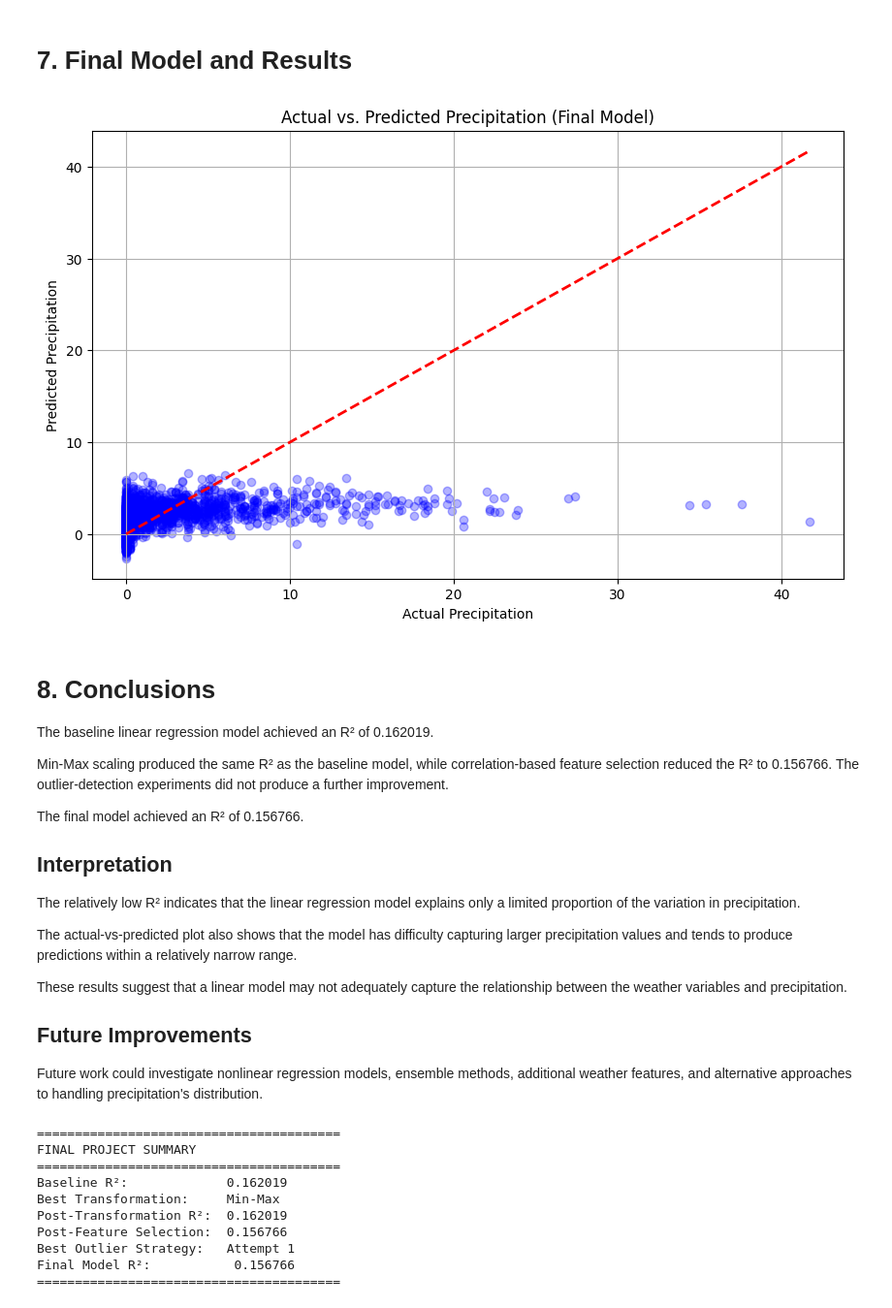
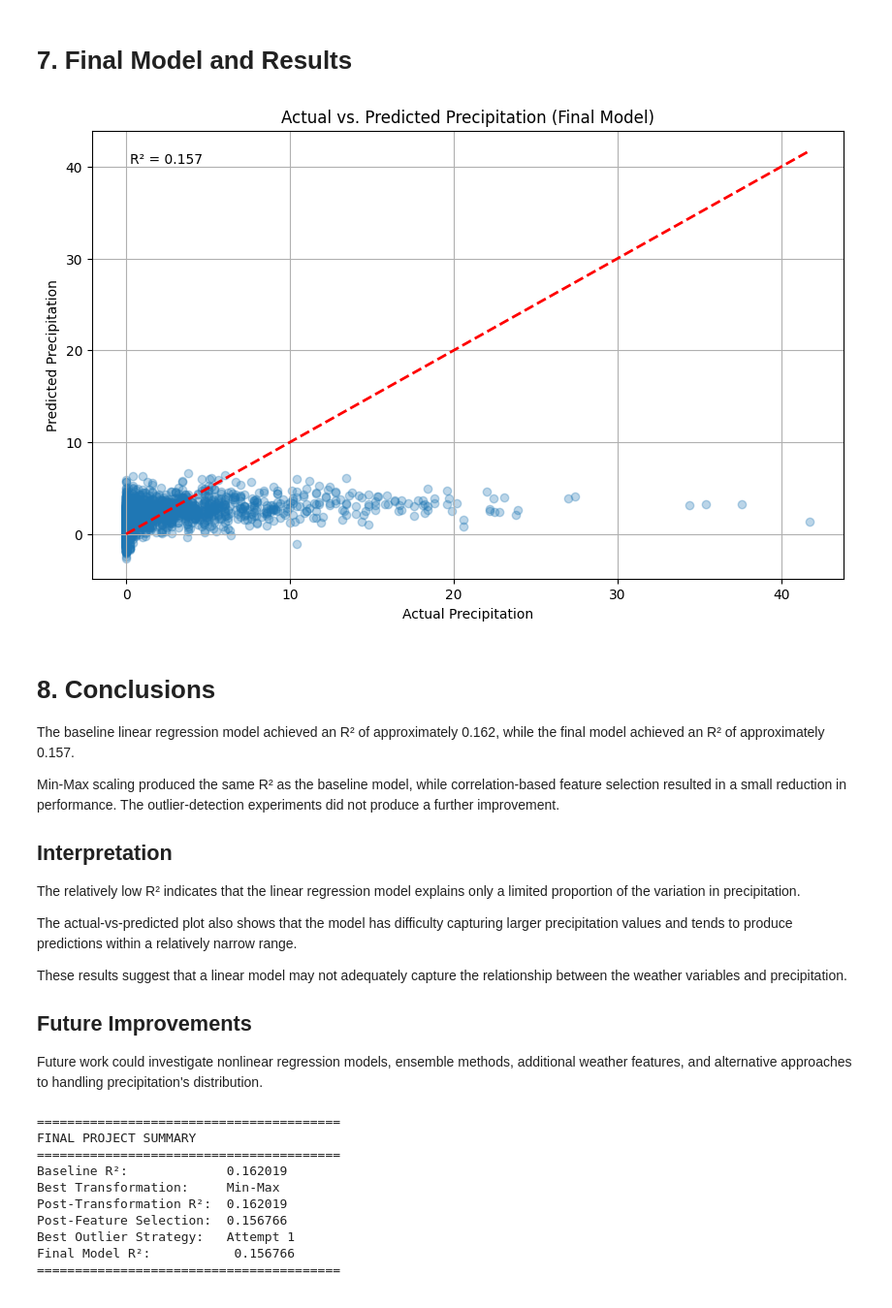
Before and after one commit to cmdr-blessingwushe/weather-precipitation-prediction, a Jupyter notebook: weather_precipitation_prediction.ipynb, the cells around one changed output. Shown at 97% size. Cells and saved outputs as stored; diff of their text form; code cells hidden in the pictures.

```diff
--- a/weather_precipitation_prediction.ipynb
+++ b/weather_precipitation_prediction.ipynb
@@ -352,39 +352,60 @@ Best Outlier Detection R²: 0.156766
 # %%
 import matplotlib.pyplot as plt
 
 final_model = LinearRegression()
 
 final_model.fit(x_train_final, y_train_final)
 
 y_pred_final = final_model.predict(x_test_best)
 
 plt.figure(figsize=(10, 6))
-plt.scatter(y_test, y_pred_final, alpha=0.3, color='blue')
-plt.plot([y_test.min(), y_test.max()], [y_test.min(), y_test.max()], 'r--', lw=2)
+
+plt.scatter(
+    y_test,
+    y_pred_final,
+    alpha=0.3
+)
+
+plt.plot(
+    [y_test.min(), y_test.max()],
+    [y_test.min(), y_test.max()],
+    'r--',
+    lw=2
+)
+
 plt.xlabel('Actual Precipitation')
 plt.ylabel('Predicted Precipitation')
 plt.title('Actual vs. Predicted Precipitation (Final Model)')
+
+plt.text(
+    0.05,
+    0.95,
+    f'R² = {best_od_r2:.3f}',
+    transform=plt.gca().transAxes,
+    verticalalignment='top'
+)
+
 plt.grid(True)
+
 plt.savefig(
     "actual_vs_predicted.png",
     dpi=300,
     bbox_inches="tight"
 )
 
 plt.show()
 # %% [output]
-[figure, old version]
+[figure, new version]
 # %% [markdown]
 # 8. Conclusions
 
-The baseline linear regression model achieved an R² of 0.162019.
+The baseline linear regression model achieved an R² of approximately
+0.162, while the final model achieved an R² of approximately 0.157.
 
 Min-Max scaling produced the same R² as the baseline model, while
-correlation-based feature selection reduced the R² to 0.156766.
-The outlier-detection experiments did not produce a further
-improvement.
-
-The final model achieved an R² of 0.156766.
+correlation-based feature selection resulted in a small reduction
+in performance. The outlier-detection experiments did not produce
+a further improvement.
 
 ## Interpretation
 
@@ -401,8 +422,8 @@ the relationship between the weather variables and precipitation.
 ## Future Improvements
 
 Future work could investigate nonlinear regression models, ensemble
-methods, additional weather features, and alternative approaches to
-handling precipitation's distribution.
+methods, additional weather features, and alternative approaches
+to handling precipitation's distribution.
 # %%
 print("=" * 40)
 print("FINAL PROJECT SUMMARY")
```
Also changed, not shown: parts of 2 cells of this notebook.
